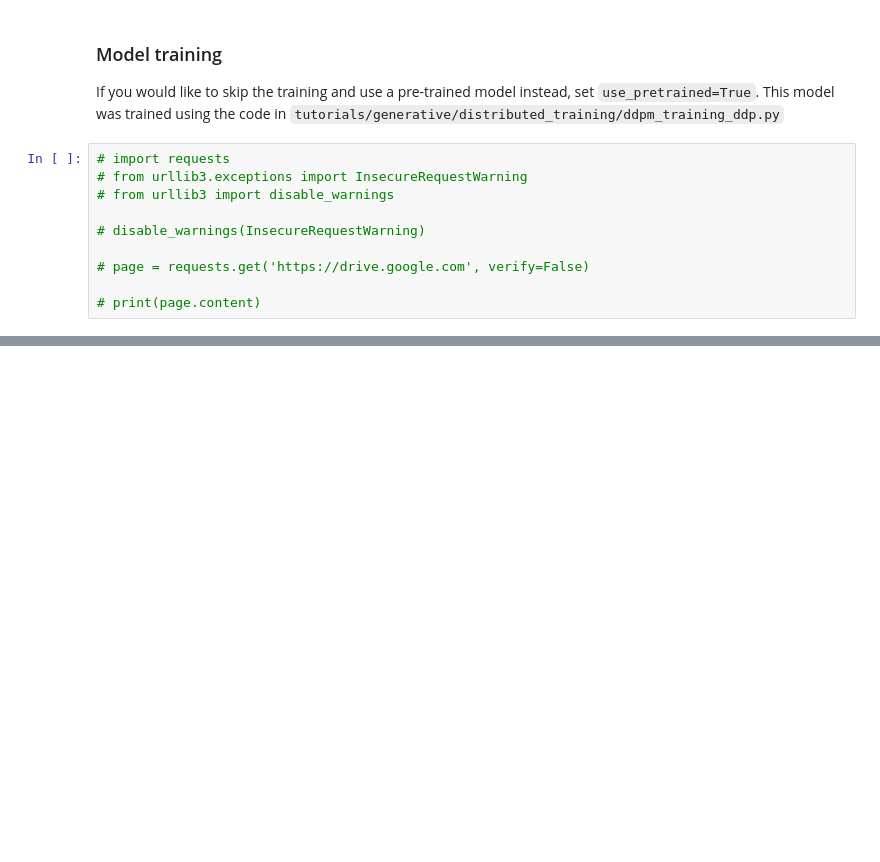
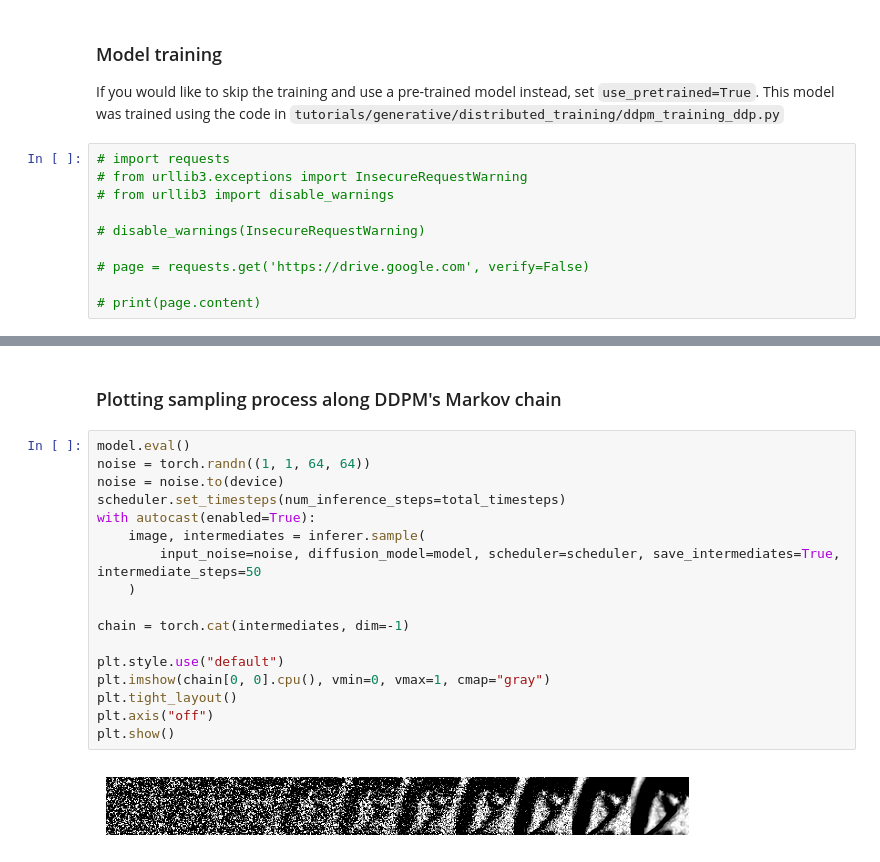
Before and after one commit to ShaoKAi100812/cmr_diffusion_models, a Jupyter notebook: monai_ddpm.ipynb, the cells around one changed output, grey strips where cells are left out. Cells and saved outputs as stored; diff of their text form; blank space fills up the shorter version.

```diff
--- a/monai_ddpm.ipynb
+++ b/monai_ddpm.ipynb
@@ -292,0 +325,21 @@ KeyboardInterrupt:
+# %% [markdown]
+### Plotting sampling process along DDPM's Markov chain
+# %%
+model.eval()
+noise = torch.randn((1, 1, 64, 64))
+noise = noise.to(device)
+scheduler.set_timesteps(num_inference_steps=total_timesteps)
+with autocast(enabled=True):
+    image, intermediates = inferer.sample(
+        input_noise=noise, diffusion_model=model, scheduler=scheduler, save_intermediates=True, intermediate_steps=50
+    )
+
+chain = torch.cat(intermediates, dim=-1)
+
+plt.style.use("default")
+plt.imshow(chain[0, 0].cpu(), vmin=0, vmax=1, cmap="gray")
+plt.tight_layout()
+plt.axis("off")
+plt.show()
+# %% [output]
+[figure, added]
```
Also changed, not shown: parts of 8 cells of this notebook.
